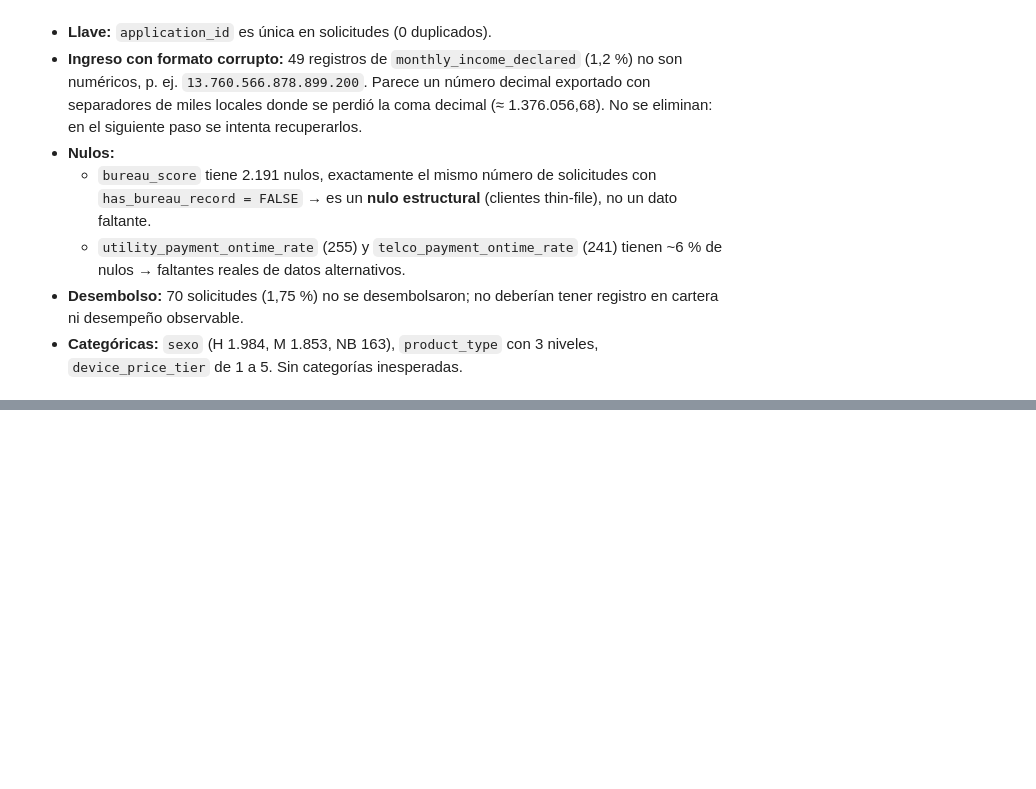
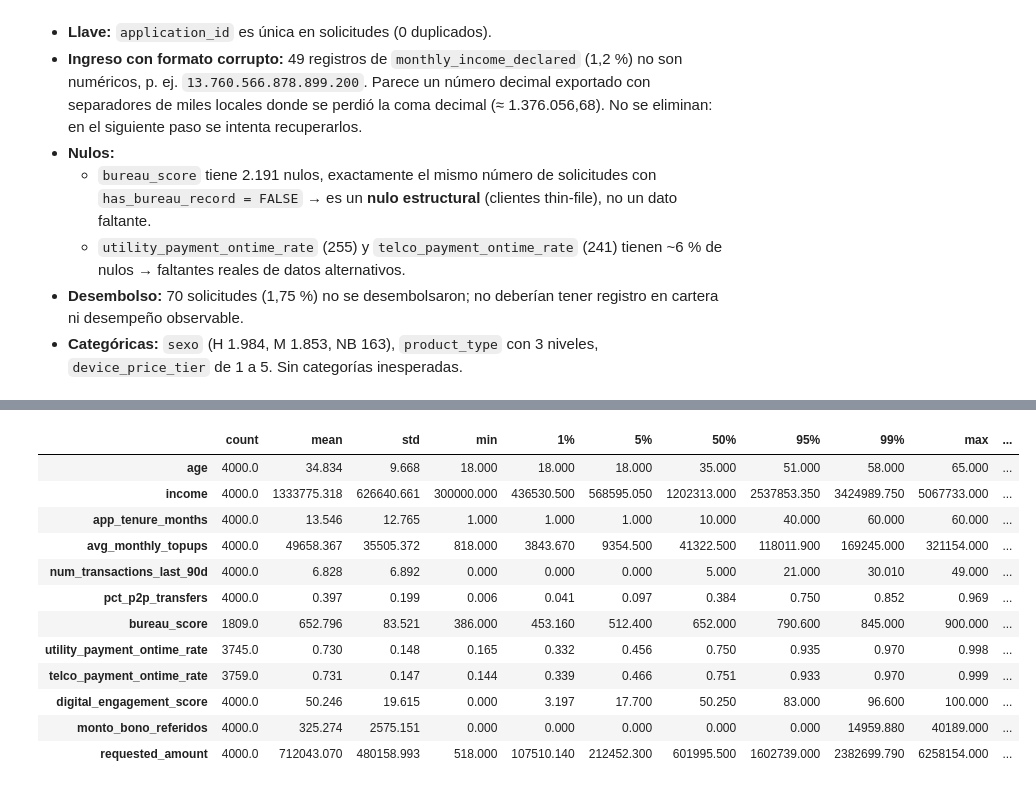
Before and after one commit to maisaarial/prueba-nequi, a Jupyter notebook: notebooks/01_modelo_pd_thin_file.ipynb, the cells around one changed output, grey strips where cells are left out. Cells and saved outputs as stored; diff of their text form; code cells hidden in the pictures; blank space fills up the shorter version.

```diff
--- a/notebooks/01_modelo_pd_thin_file.ipynb
+++ b/notebooks/01_modelo_pd_thin_file.ipynb
@@ -114,0 +266,29 @@ sol.loc[pd.to_numeric(sol["monthly_income_declared"], errors="coerce").isna(),
+# %%
+vars_num = ["age", "income", "app_tenure_months", "avg_monthly_topups", "num_transactions_last_90d",
+            "pct_p2p_transfers", "bureau_score", "utility_payment_ontime_rate", "telco_payment_ontime_rate",
+            "digital_engagement_score", "monto_bono_referidos", "requested_amount"]
+
+desc = sol[vars_num].describe(percentiles=[.01, .05, .5, .95, .99]).T
+atipicos = {}
+for c in vars_num:
+    s = sol[c].dropna()
+    q1, q3 = s.quantile([.25, .75])
+    iqr = q3 - q1
+    atipicos[c] = ((s < q1 - 3 * iqr) | (s > q3 + 3 * iqr)).mean()
+desc["pct_atipicos_3IQR"] = pd.Series(atipicos)
+desc["skew"] = sol[vars_num].skew()
+desc.round(3)
+# %% [output]
+|  | count | mean | std | min | 1% | 5% | 50% | 95% | 99% | max | ... |
+| age | 4000.0 | 34.834 | 9.668 | 18.000 | 18.000 | 18.000 | 35.000 | 51.000 | 58.000 | 65.000 | ... |
+| income | 4000.0 | 1333775.318 | 626640.661 | 300000.000 | 436530.500 | 568595.050 | 1202313.000 | 2537853.350 | 3424989.750 | 5067733.000 | ... |
+| app_tenure_months | 4000.0 | 13.546 | 12.765 | 1.000 | 1.000 | 1.000 | 10.000 | 40.000 | 60.000 | 60.000 | ... |
+| avg_monthly_topups | 4000.0 | 49658.367 | 35505.372 | 818.000 | 3843.670 | 9354.500 | 41322.500 | 118011.900 | 169245.000 | 321154.000 | ... |
+| num_transactions_last_90d | 4000.0 | 6.828 | 6.892 | 0.000 | 0.000 | 0.000 | 5.000 | 21.000 | 30.010 | 49.000 | ... |
+| pct_p2p_transfers | 4000.0 | 0.397 | 0.199 | 0.006 | 0.041 | 0.097 | 0.384 | 0.750 | 0.852 | 0.969 | ... |
+| bureau_score | 1809.0 | 652.796 | 83.521 | 386.000 | 453.160 | 512.400 | 652.000 | 790.600 | 845.000 | 900.000 | ... |
+| utility_payment_ontime_rate | 3745.0 | 0.730 | 0.148 | 0.165 | 0.332 | 0.456 | 0.750 | 0.935 | 0.970 | 0.998 | ... |
+| telco_payment_ontime_rate | 3759.0 | 0.731 | 0.147 | 0.144 | 0.339 | 0.466 | 0.751 | 0.933 | 0.970 | 0.999 | ... |
+| digital_engagement_score | 4000.0 | 50.246 | 19.615 | 0.000 | 3.197 | 17.700 | 50.250 | 83.000 | 96.600 | 100.000 | ... |
+| monto_bono_referidos | 4000.0 | 325.274 | 2575.151 | 0.000 | 0.000 | 0.000 | 0.000 | 0.000 | 14959.880 | 40189.000 | ... |
+| requested_amount | 4000.0 | 712043.070 | 480158.993 | 518.000 | 107510.140 | 212452.300 | 601995.500 | 1602739.000 | 2382699.790 | 6258154.000 | ... |
```
Also changed, not shown: parts of 21 cells of this notebook.
